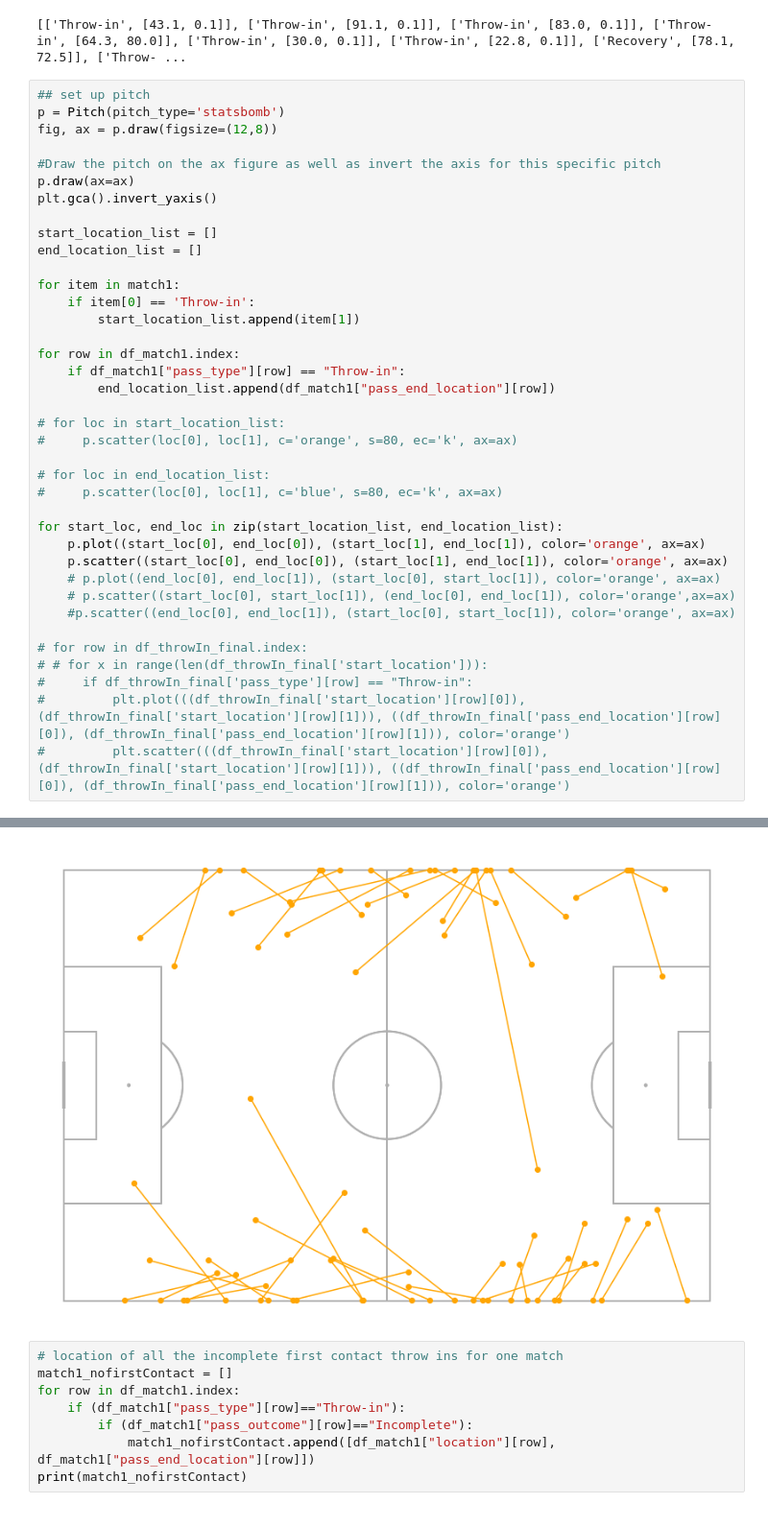
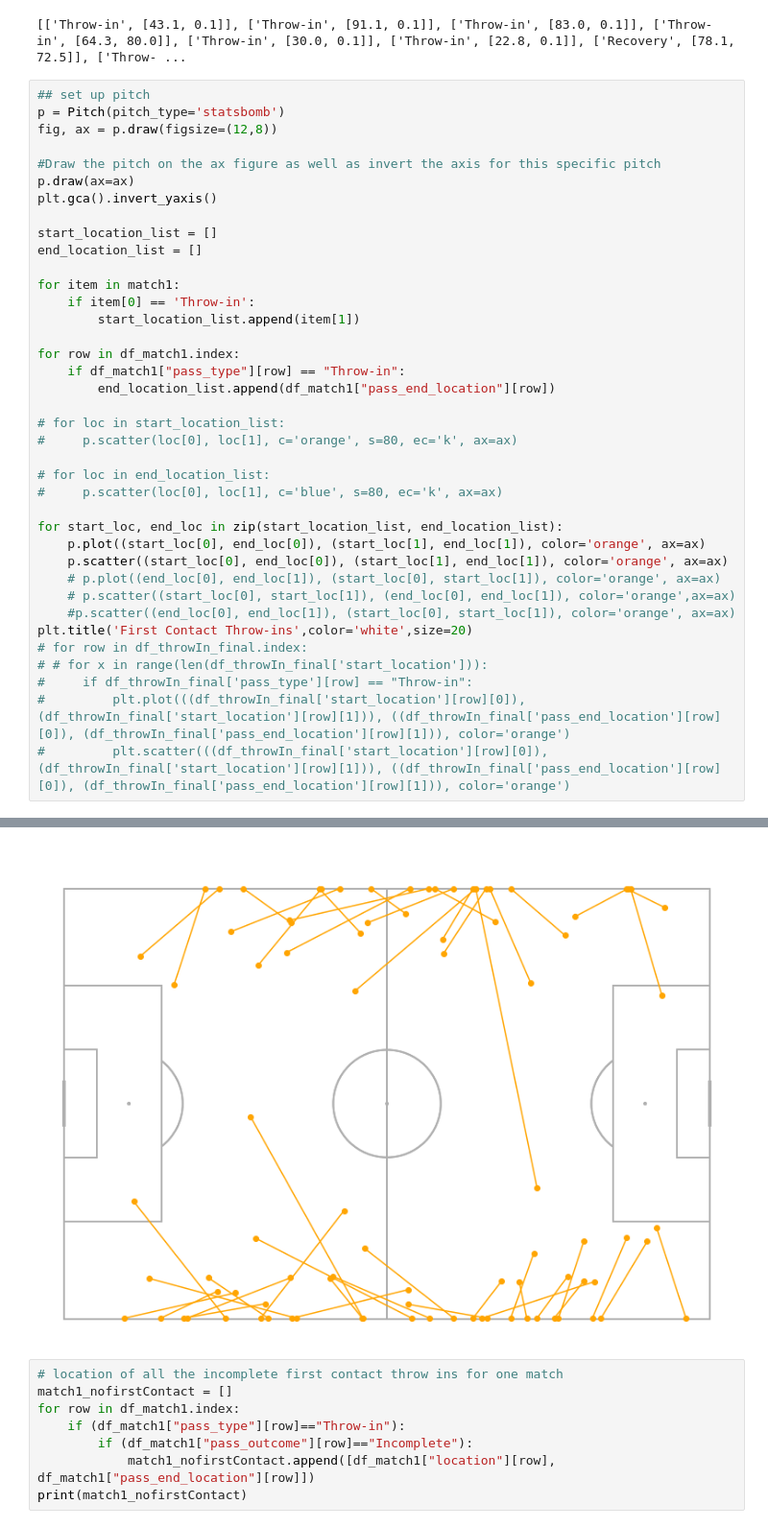
Before and after one commit to ryaa2020/Throw-ins-Gain-the-Upper-Hand, a Jupyter notebook: firstContact/firstContact.ipynb, the cells around one changed output, grey strips where cells are left out. Shown at 96% size. Drawn from its saved outputs; the diff is of its cells as text.

```diff
--- a/firstContact/firstContact.ipynb
+++ b/firstContact/firstContact.ipynb
@@ -209,7 +221,7 @@ for start_loc, end_loc in zip(start_location_list, end_location_list):
     # p.plot((end_loc[0], end_loc[1]), (start_loc[0], start_loc[1]), color='orange', ax=ax)
     # p.scatter((start_loc[0], start_loc[1]), (end_loc[0], end_loc[1]), color='orange',ax=ax)
     #p.scatter((end_loc[0], end_loc[1]), (start_loc[0], start_loc[1]), color='orange', ax=ax)
-
+plt.title('First Contact Throw-ins',color='white',size=20)
 # for row in df_throwIn_final.index:
 # # for x in range(len(df_throwIn_final['start_location'])):
 #     if df_throwIn_final['pass_type'][row] == "Throw-in":
@@ -219,4 +232,4 @@ for start_loc, end_loc in zip(start_location_list, end_location_list):
-[figure, old version]
+[figure, new version]
 # %%
 # location of all the incomplete first contact throw ins for one match
 match1_nofirstContact = []
```
Also changed, not shown: parts of 13 cells of this notebook, 2 other files.
